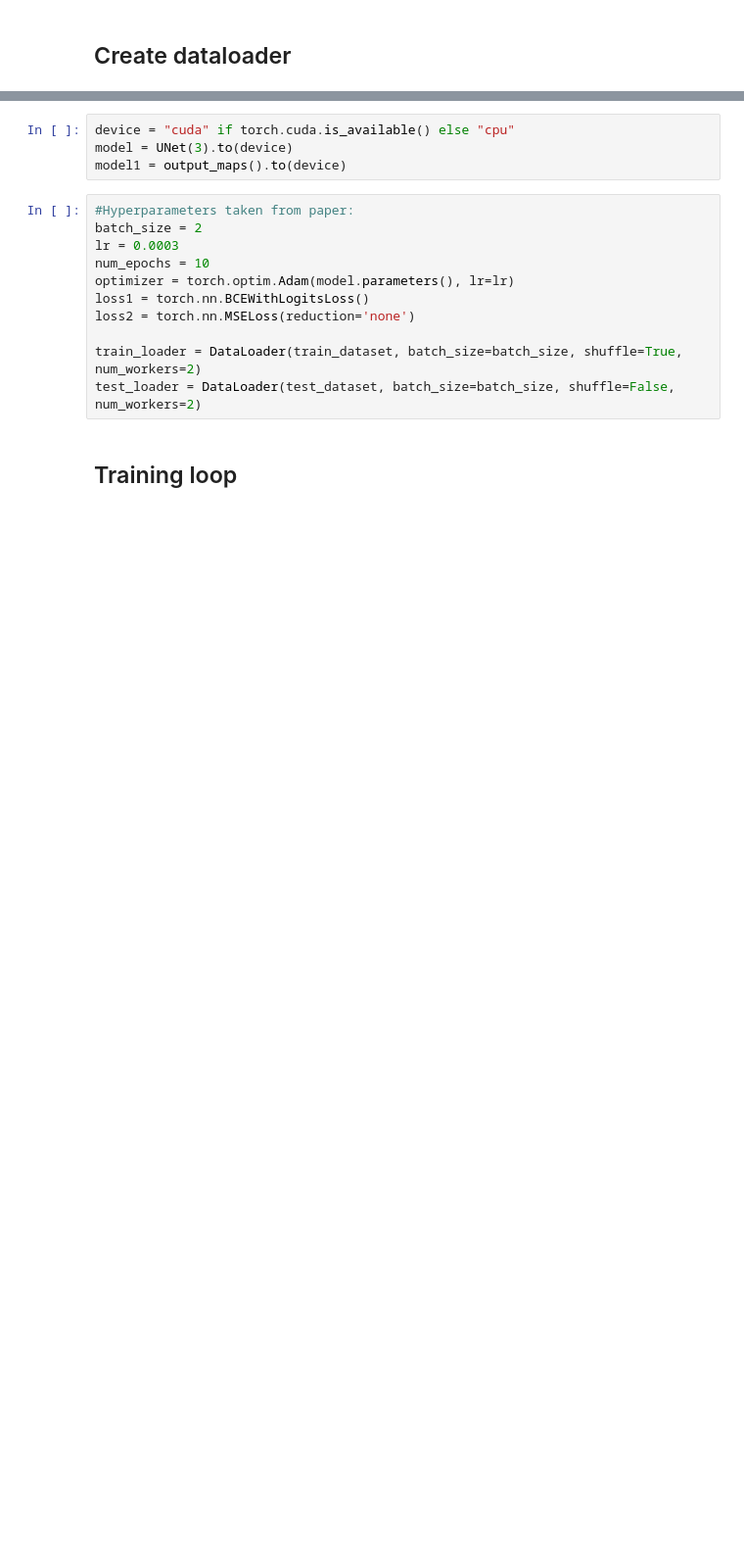
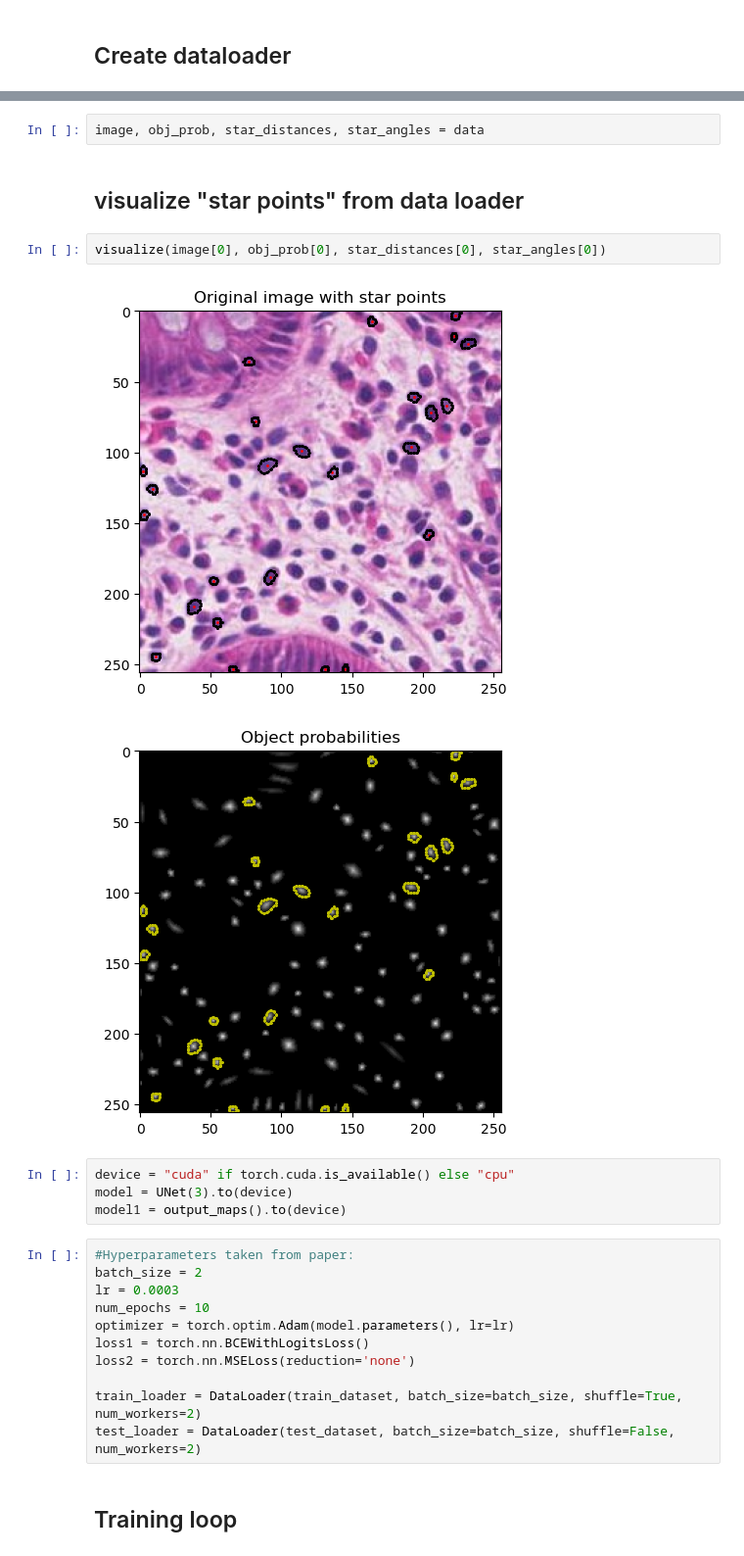
Before and after one commit to NischalSuresh/StarDist-Lizard, a Jupyter notebook: main.ipynb, the cells around one changed output, grey strips where cells are left out. Shown at 98% size. Cells and saved outputs as stored; diff of their text form; blank space fills up the shorter version.

```diff
--- a/main.ipynb
+++ b/main.ipynb
@@ -61,3 +57,12 @@ data[0].shape, data[1].shape, data[2].shape
+# %%
+image, obj_prob, star_distances, star_angles = data
+# %% [markdown]
+## visualize "star points" from data loader
+# %%
+visualize(image[0], obj_prob[0], star_distances[0], star_angles[0])
+# %% [output]
+[figure, added]
+[figure, added]
 # %%
 device = "cuda" if torch.cuda.is_available() else "cpu"
 model = UNet(3).to(device)
```
Also changed, not shown: parts of 7 cells of this notebook, 5 other files.
